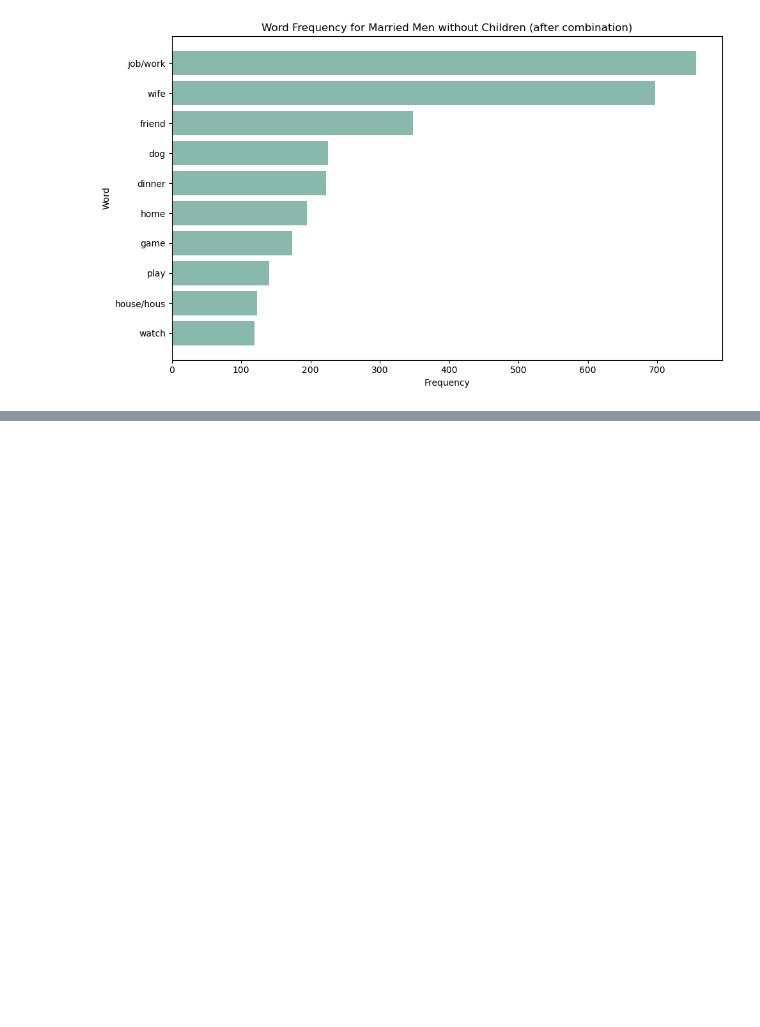
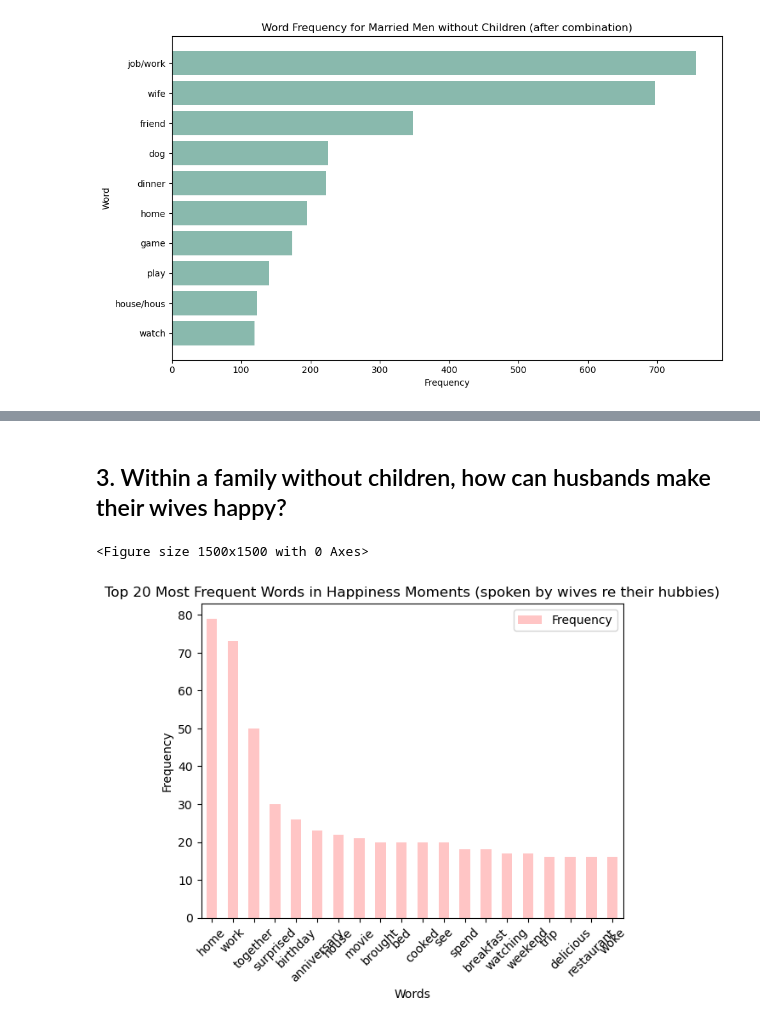
Before and after one commit to TZstatsADS/ads-spring2024-project1-stephanienguyen2020, a Jupyter notebook: doc/HappyDB_Data_Analysis_Tien_Nguyen.ipynb, the cells around one changed output, grey strips where cells are left out. Saved outputs shown, nothing was run; the diff lists cells and outputs as text; code cells hidden in the pictures; blank space fills up the shorter version.

```diff
--- a/doc/HappyDB_Data_Analysis_Tien_Nguyen.ipynb
+++ b/doc/HappyDB_Data_Analysis_Tien_Nguyen.ipynb
@@ -352,0 +378,42 @@ plot_word_frequency2(male_text, "Word Frequency for Married Men without Children
+# %% [markdown]
+## 3. Within a family without children, how can husbands make their wives happy?
+# %%
+# Define custom stopwords
+custom_stopwords = ['happy', 'one', 'really', 'much', 'us', 'first', 'last', 'week', 'felt', 'month', 'ago', 'months', 'like', 'took', 'year', 'yesterday', 'got', 'bit', 'good', 'day', 'time', 'watched', 'feel', 'enjoyed', 'able', 'found', 'played', 'finally', 'moment', 'night', 'said', 'saw',
+                    'life', 'made', 'came', 'wanted', 'went', 'nice', 'bought', 'event', 'going', 'favorite', 'morning', 'told', 'great', 'make', 'today', 'new', 'getting', 'received', 'long', 'started', 'finished', 'hours', 'husband']
+all_stopwords = set(stopwords.words('english') + custom_stopwords)
+
+
+# Filter the dataframe to include only rows where the cleaned_hm column contains the word "husband"
+female_spoken_df = df_cd1[df_cd1['gender'] == 'f']
+
+# Filter the dataframe to include only rows where the cleaned_hm column contains the word "husband"
+wife_df = female_spoken_df[female_spoken_df['cleaned_hm'].str.contains('husband', case=False)]
+
+# Concatenate all the filtered happiness moments into a single string
+wife_happiness_moments = ' '.join(wife_df['cleaned_hm'])
+
+# Tokenize the words and remove stopwords
+words = re.findall(r'\b\w+\b', wife_happiness_moments.lower())
+words = [word for word in words if word not in all_stopwords]
+
+# Count the frequency of each word
+word_counts = Counter(words)
+
+# Convert the Counter object to a pandas DataFrame for easier plotting
+word_counts_df = pd.DataFrame.from_dict(word_counts, orient='index', columns=['Frequency'])
+
+# Sort the DataFrame by frequency in descending order
+word_counts_df = word_counts_df.sort_values(by='Frequency', ascending=False)
+
+# Plot the top 20 most frequent words on a bar chart
+plt.figure(figsize=(15, 15))
+word_counts_df[1:21].plot(kind='bar', color='#FFC5C5')
+plt.title('Top 20 Most Frequent Words in Happiness Moments (spoken by wives re their hubbies)')
+plt.xlabel('Words')
+plt.ylabel('Frequency')
+plt.xticks(rotation=45)
+plt.show()
+# %% [output]
+<Figure size 1500x1500 with 0 Axes>
+[figure, added]
```
Also changed, not shown: parts of 21 cells of this notebook, 3 other files.
